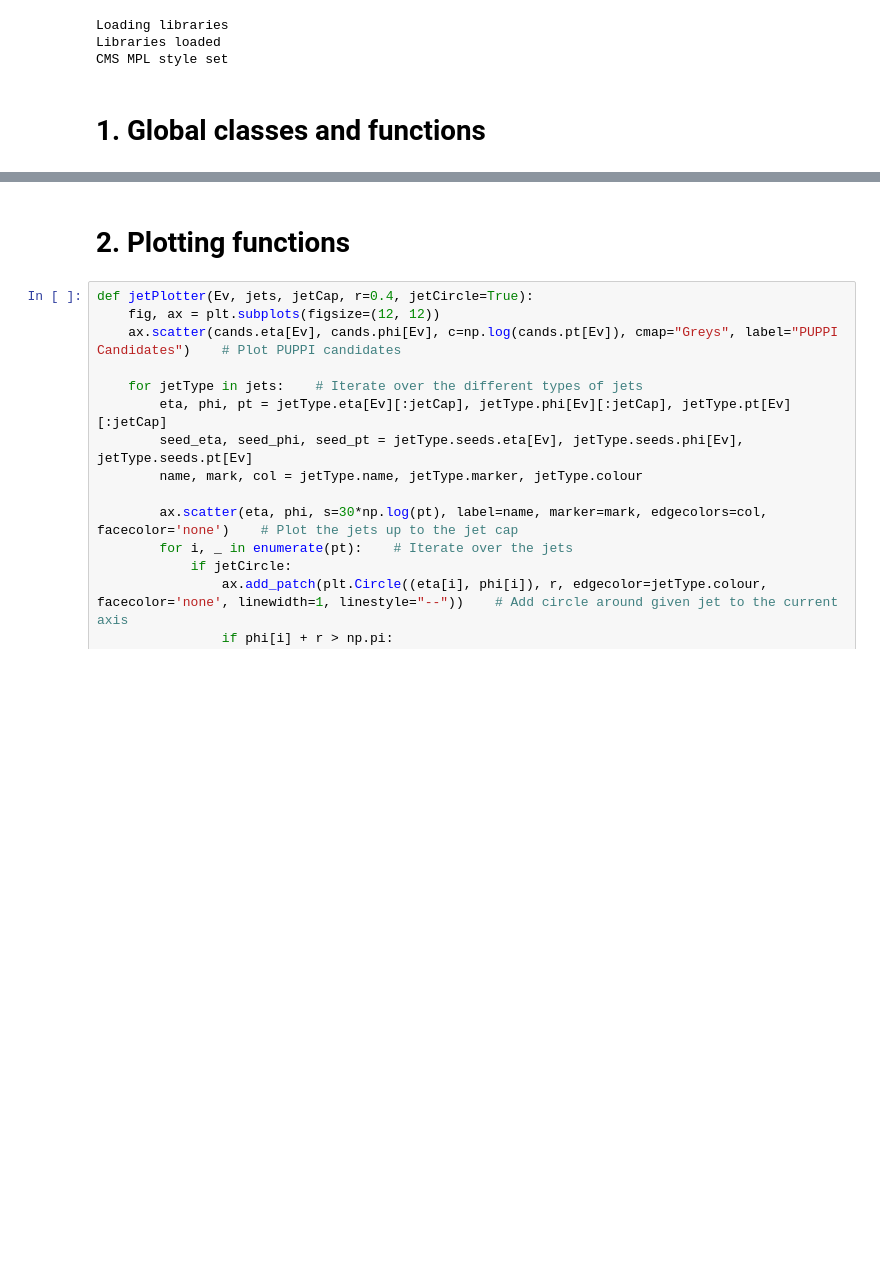
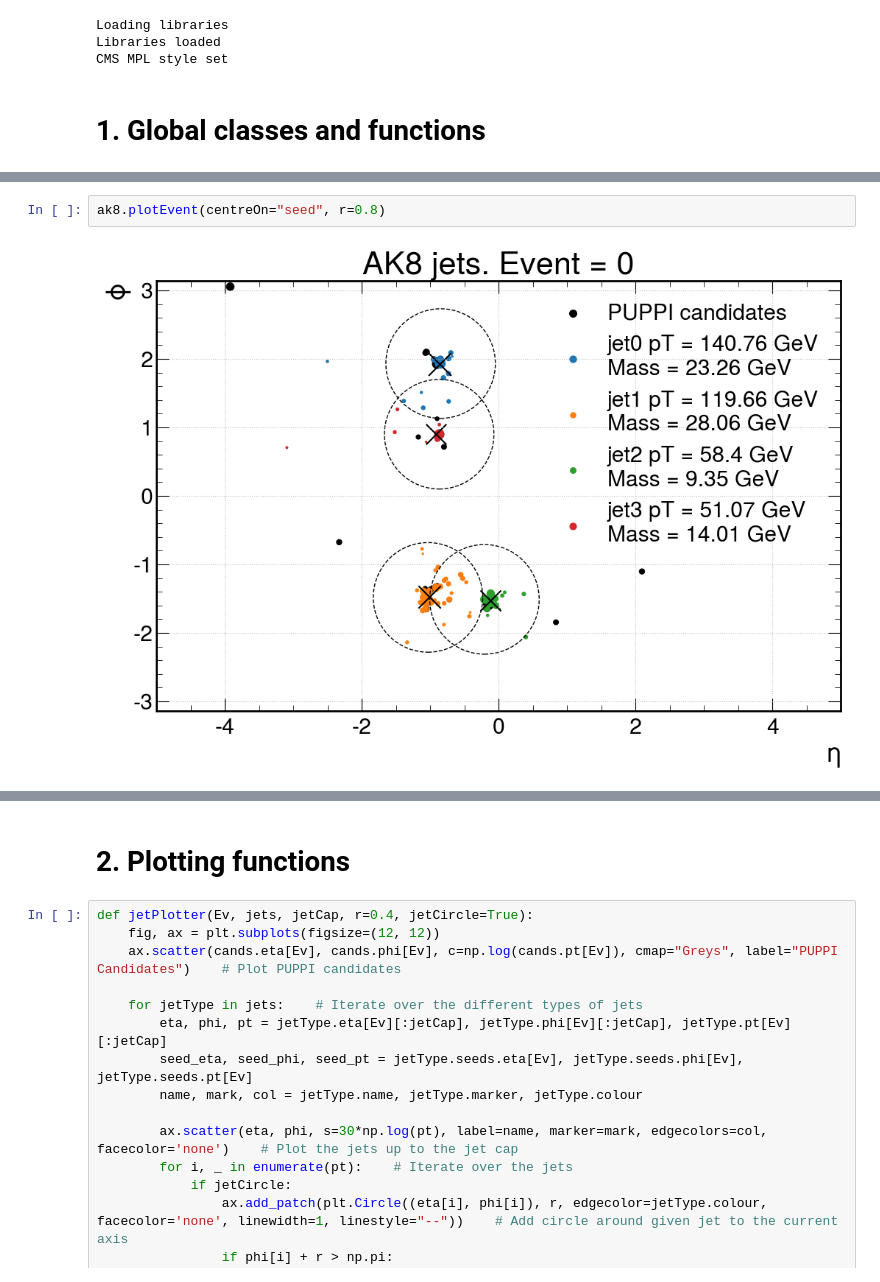
Before and after one commit to lrobertshaw/jetPlotting, a Jupyter notebook: jetAnalysis.ipynb, the cells around one changed output, grey strips where cells are left out. Drawn from its saved outputs; the diff is of its cells as text; blank space fills up the shorter version.

```diff
--- a/jetAnalysis.ipynb
+++ b/jetAnalysis.ipynb
@@ -217,0 +280,4 @@ class Event:
+# %%
+ak8.plotEvent(centreOn="seed", r=0.8)
+# %% [output]
+[figure, added]
```
Also changed, not shown: parts of 26 cells of this notebook.
